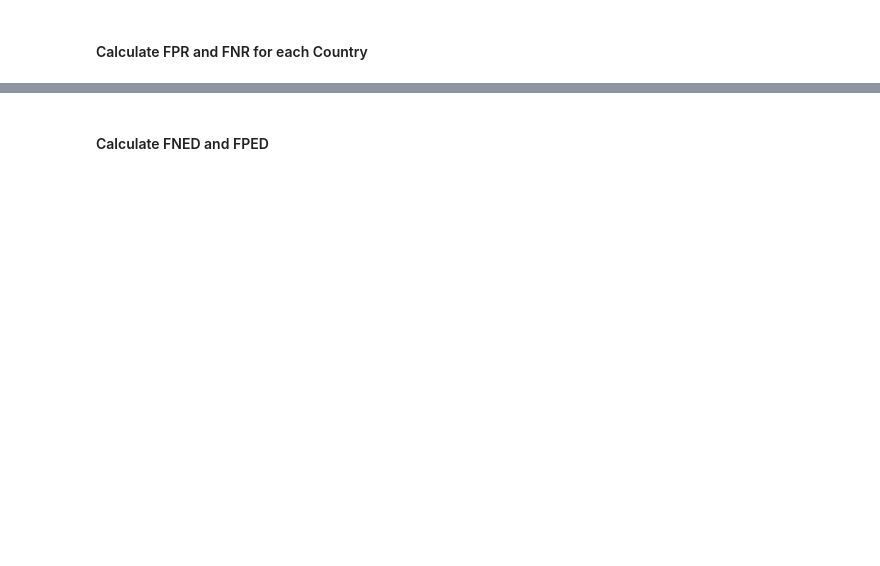
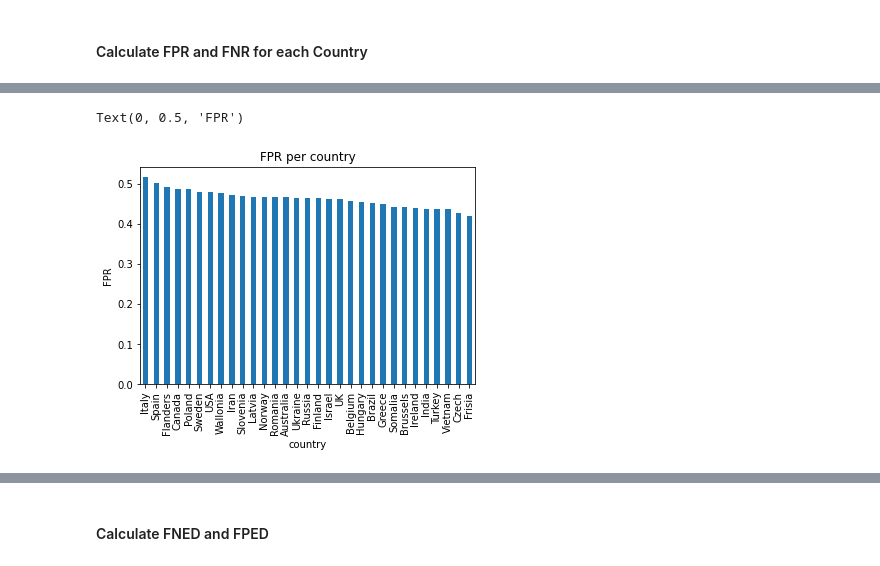
Before and after one commit to soarsmu/BiasFinder, a Jupyter notebook: codes/FNED-FPED-Country.ipynb, the cells around one changed output, grey strips where cells are left out. Drawn from its saved outputs; the diff is of its cells as text; code cells hidden in the pictures; blank space fills up the shorter version.

Commit message:
git add bar chart for FPR and FNR

```diff
--- a/codes/FNED-FPED-Country.ipynb
+++ b/codes/FNED-FPED-Country.ipynb
@@ -89,4 +94,7 @@ dc.count()
 # %%
+print(len(dc))
+
+identifiers = []
 for k, v in dict(iter(dc)).items() :
-    print(k)
+    identifiers.append(k)
 # %% [output]
@@ -193,5 +185,14 @@ for k, v in dict(iter(dc)).items() :
     cm = confusion_matrix(y_test, y_pred)
     fpr = calculate_fpr(cm)
     fnr = calculate_fnr(cm)
-    fprs.append(fpr)
-    fnrs.append(fnr)
+    fprs.append(round(fpr, 5))
+    fnrs.append(round(fnr, 5))
+# %%
+import matplotlib.pyplot as plt
+%matplotlib inline
+
+
+dfprs = pd.DataFrame(data={"identifier": identifiers, "FPR":fprs})
+dfprs = dfprs.groupby("identifier").sum().sort_values(by=["FPR"],ascending=False)
+
+dfprs.head()
@@ -197,0 +207,7 @@ for k, v in dict(iter(dc)).items() :
+# %%
+my_plot = dfprs.plot(kind='bar', legend=None, title="FPR per " + identifier)
+my_plot.set_xlabel(identifier)
+my_plot.set_ylabel("FPR")
+# %% [output]
+Text(0, 0.5, 'FPR')
+[figure, added]
```
Also changed, not shown: parts of 13 cells of this notebook.
